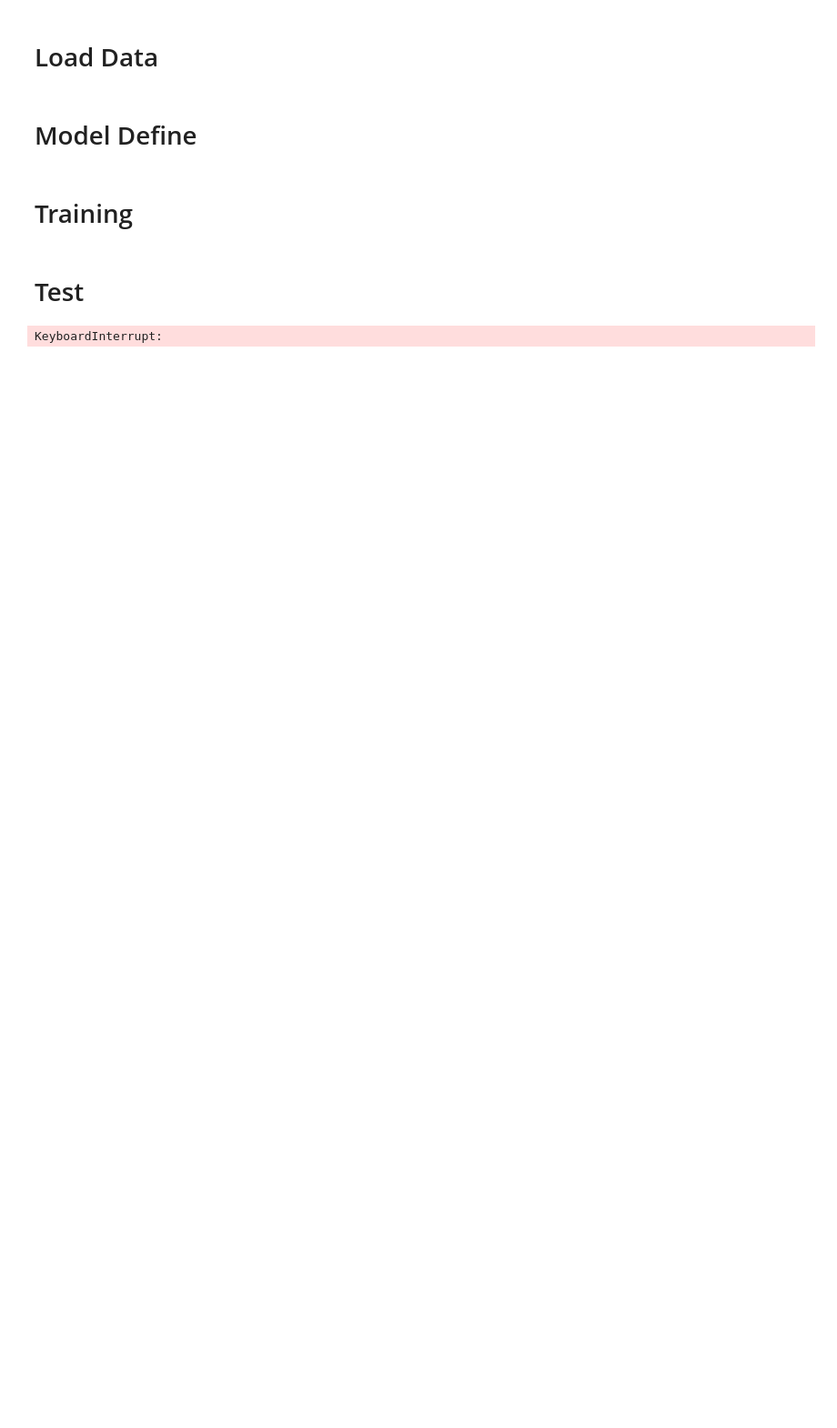
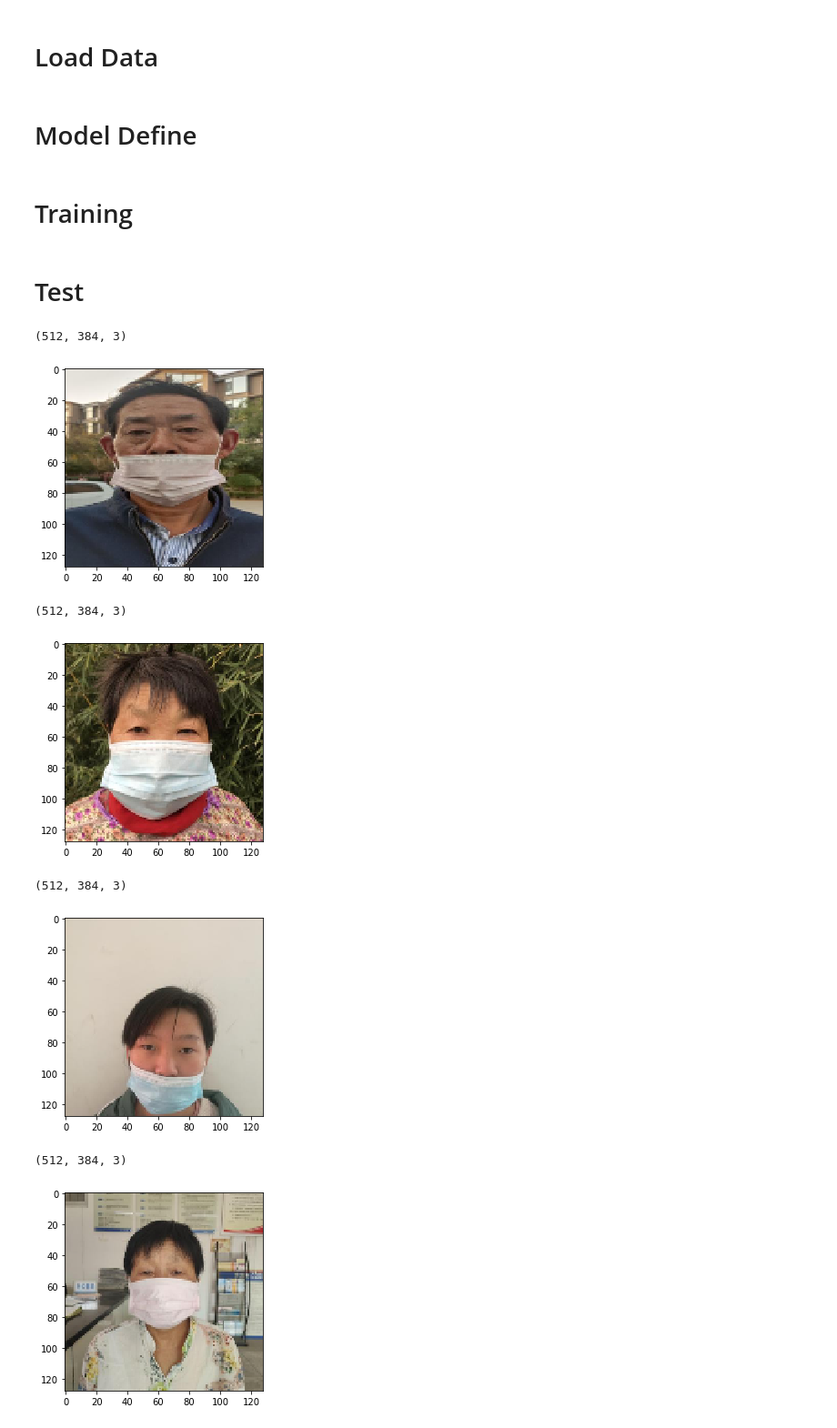
Before and after one commit to bcaitech1/p1-img-ysb06, a Jupyter notebook: main.ipynb, the cells around one changed output. Shown at 91% size. Cells and saved outputs as stored; diff of their text form; code cells hidden in the pictures; blank space fills up the shorter version.

```diff
--- a/main.ipynb
+++ b/main.ipynb
@@ -90,15 +109,59 @@ torch.save(model.state_dict(), "./result/last_model")
 # Test
 # %%
 test_dataset = dataset_generator.generate_test_dataset("/opt/ml/input/data")
-test_set_loader = DataLoader(test_dataset)
+test_set_loader = DataLoader(test_dataset, batch_size=4)
 # %%
 import pandas as pd
-result = pd.DataFrame({"ImageID": [], "ans": []})
+result = pd.DataFrame(columns=["ImageID", "ans"])
+
+model.eval()
 for index, (batch_source, batch_paths) in tqdm(enumerate(test_set_loader)):
     source = batch_source.to(device)
 
     outputs = model(source)
-    print(torch.argmax(output, dim=0))
-    break
+
+    for path, ans in zip(batch_paths, outputs):
+        # print(ans)
+        # print(ans.argmax(dim=0))
+        row = {"ImageID": path, "ans": ans.argmax(dim=0).item()}
+        result = result.append(row, ignore_index=True)
+
+print(result)
+result.to_csv("./result/result.csv")
-# %% [output]
-KeyboardInterrupt:
+# %%
+import albumentations as A
+from albumentations.augmentations import SmallestMaxSize
+import cv2 as cv
+import matplotlib.pyplot as plt
+from glob import glob
+
+def show(path: str):
+    image = cv.imread(path)
+    image = cv.cvtColor(image, cv.COLOR_BGR2RGB)
+    print(image.shape)
+    min_length = 128
+    transform = A.Compose([
+        SmallestMaxSize(max_size=min_length, always_apply=True),
+        A.CenterCrop(min_length, min_length, always_apply=True),
+    ])
+    new_image = transform(image=image)["image"]
+    plt.imshow(new_image)
+    plt.show()
+
+data_root_path = "/opt/ml/input/data"
+eval_images_path = glob(f"{data_root_path}/eval/images/*")
+
+for index, image_path in enumerate(eval_images_path):
+    if index > 239:
+        show(image_path)
+    if index == 270:
+        break
+# %% [output]
+(512, 384, 3)
+[figure, added]
+(512, 384, 3)
+[figure, added]
+(512, 384, 3)
+[figure, added]
+(512, 384, 3)
+[figure, added]
```
Also changed, not shown: parts of 3 cells of this notebook, 6 other files.
